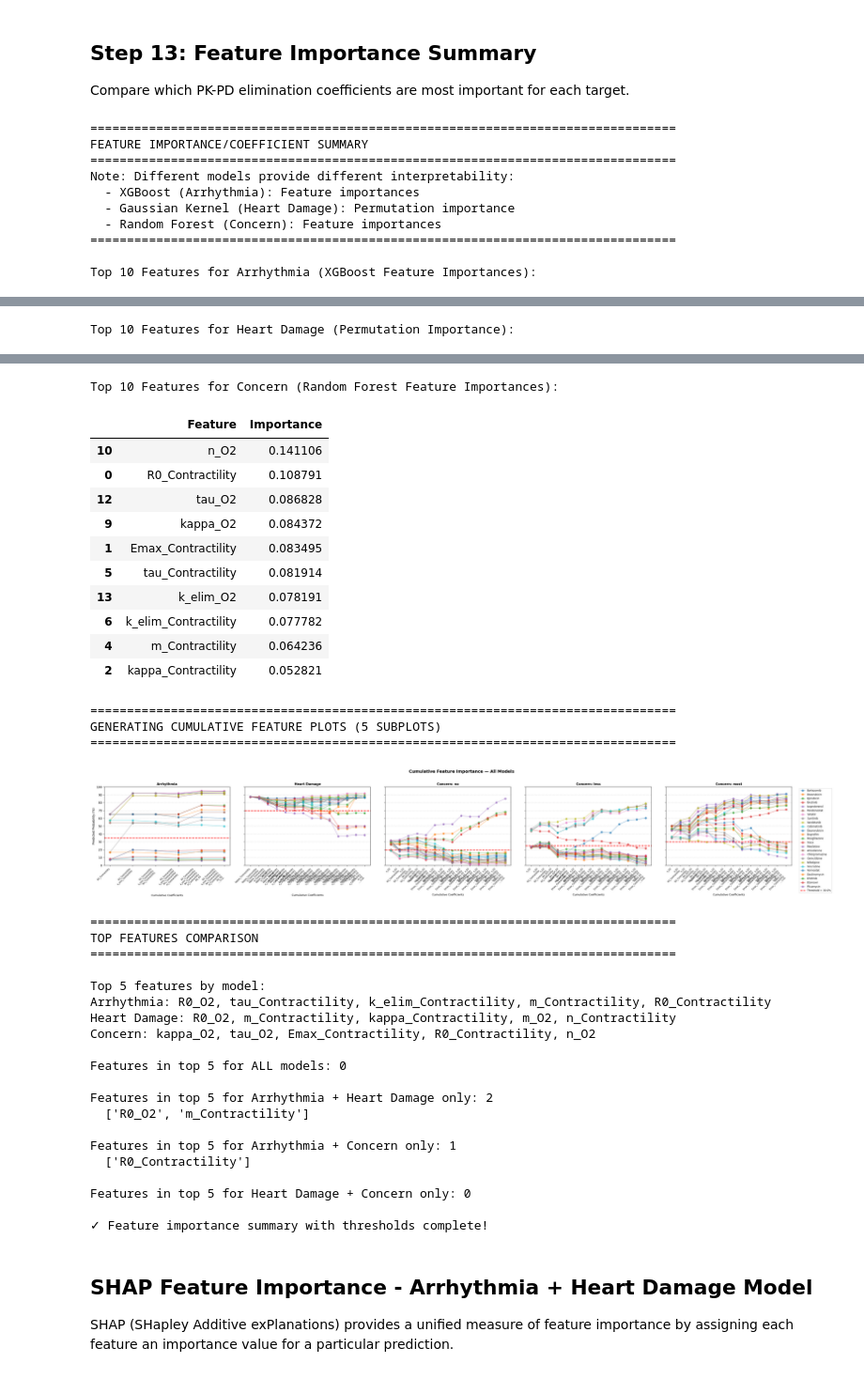
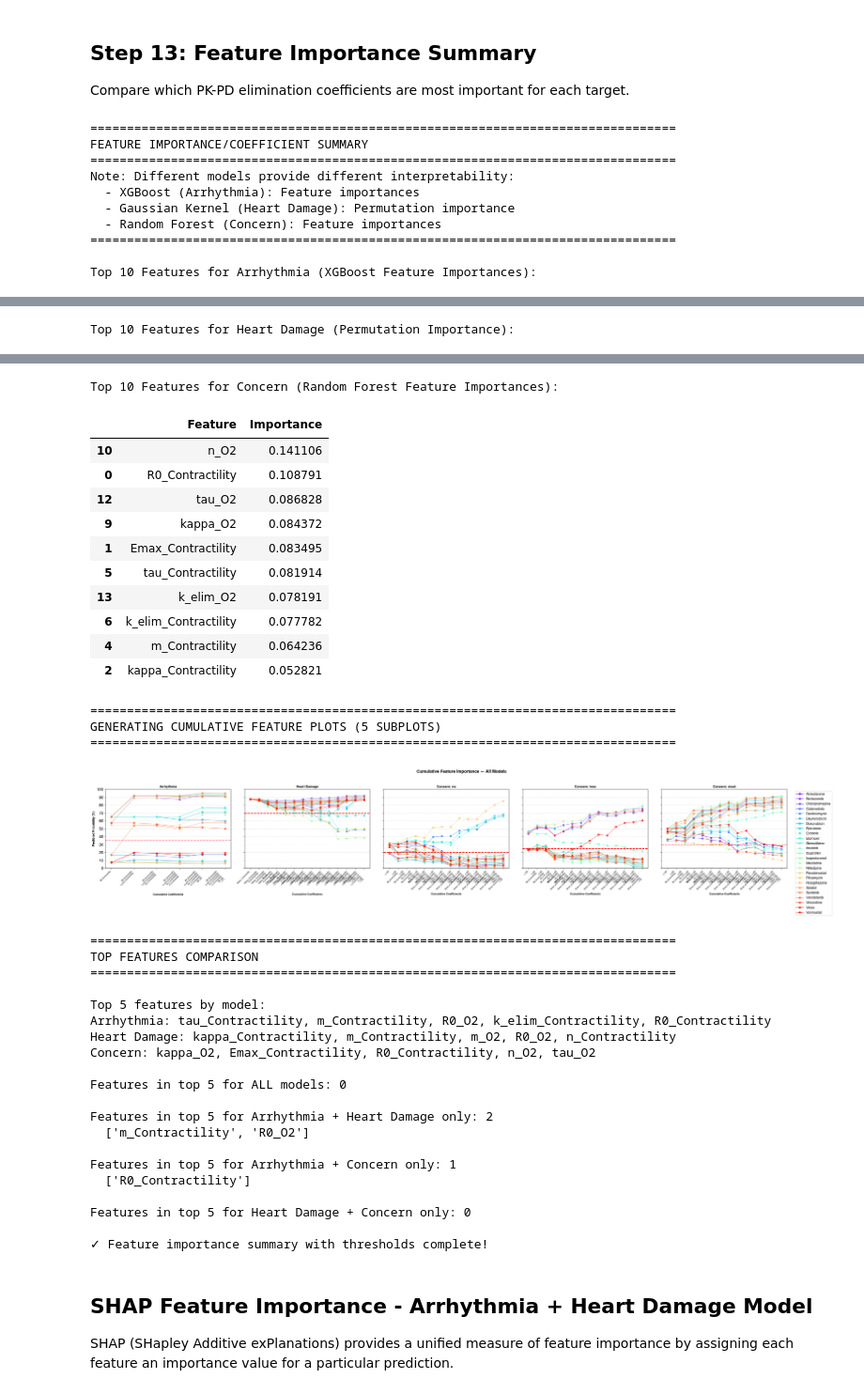
Before and after one commit to NoahB10/Cardiac_RODEO, a Jupyter notebook: Prediction_Models/Prediction_Models_AR_HD_Concern.ipynb, the cells around one changed output, grey strips where cells are left out. Shown at 94% size. Cells and saved outputs as stored; diff of their text form; code cells hidden in the pictures.

Commit message:
Update paper plots and prediction models notebooks

```diff
--- a/Prediction_Models/Prediction_Models_AR_HD_Concern.ipynb
+++ b/Prediction_Models/Prediction_Models_AR_HD_Concern.ipynb
@@ -1170,7 +1204,7 @@ import matplotlib.pyplot as plt
 # Collect all metrics (using pre-computed per-class values from training)
 # ========================================
 models = ['Arrhythmia', 'Heart Damage', 'No Concern', 'Less Concern', 'Most Concern']
-colors = ['#3498db', '#e74c3c', '#2ecc71', '#f39c12', '#9b59b6']
+colors = ['#a3c9f9', '#c8b7ff', '#d8f3dc', '#b7e4c7', '#95d5b2']  # light palette; purple replaces red
 
 # Accuracy values
 accuracy_means = [
@@ -1717,6 +2088,8 @@ print("  - XGBoost (Arrhythmia): Feature importances")
 print("  - Gaussian Kernel (Heart Damage): Permutation importance")
 print("  - Random Forest (Concern): Feature importances")
 print("="*80)
+
+from matplotlib.lines import Line2D
 
 top_n = 10
 
@@ -1760,6 +2133,14 @@ print("\n" + "="*80)
 print("GENERATING CUMULATIVE FEATURE PLOTS (5 SUBPLOTS)")
 print("="*80)
 
+# Prepare color map and legend order (alphabetical drugs)
+drug_list = sorted(df_raw['Drug'].unique())
+cmap = plt.get_cmap('rainbow')
+color_map = {
+    drug: cmap(0.0 if len(drug_list) == 1 else i / (len(drug_list) - 1))
+    for i, drug in enumerate(drug_list)
+}
+
 # ========================================
 # Prepare data for all 5 plots
 # ========================================
@@ -1767,7 +2148,6 @@ print("="*80)
 # 1. Arrhythmia
 top_features_arr = results_arrhythmia['feature_importances'].head(6)['Feature'].tolist()
 drug_preds_arr = []
-
 for drug in df_raw['Drug']:
     drug_idx = df_raw.index[df_raw['Drug'] == drug][0]
     for rank in range(1, len(top_features_arr) + 1):
@@ -1780,13 +2160,11 @@ for drug in df_raw['Drug']:
             'Rank': rank,
             'Arrhythmia (%)': prob * 100
         })
-
 plot_df_arr = pd.DataFrame(drug_preds_arr)
 
 # 2. Heart Damage
 top_features_hd = heart_damage_importances['Feature'].tolist()
 num_features_hd = len(top_features_hd)
-
 drug_preds_hd = []
 for drug in df_raw['Drug']:
     drug_idx = df_raw.index[df_raw['Drug'] == drug][0]
@@ -1800,13 +2178,11 @@ for drug in df_raw['Drug']:
             'Rank': rank,
             'Heart Damage (%)': prob * 100
         })
-
 plot_df_hd = pd.DataFrame(drug_preds_hd)
 
 # 3. Concern (all 3 classes)
 top_features_concern = results_concern_rf['feature_importances']['Feature'].tolist()
 num_features_concern = len(top_features_concern)
-
 drug_preds_concern = []
 for drug in df_raw['Drug']:
     drug_idx = df_raw.index[df_raw['Drug'] == drug][0]
@@ -1814,7 +2190,6 @@ for drug in df_raw['Drug']:
         single_vector = pd.DataFrame(0, index=[0], columns=features_df.columns)
         for feature in top_features_concern[:rank]:
             single_vector[feature] = features_df.loc[drug_idx, feature]
-
         probs = model_concern_rf.predict_proba(single_vector)[0]
         drug_preds_concern.append({
             'Drug': drug,
@@ -1823,7 +2198,6 @@ for drug in df_raw['Drug']:
             'Concern: less (%)': probs[1] * 100,
             'Concern: most (%)': probs[2] * 100
         })
-
 plot_df_concern = pd.DataFrame(drug_preds_concern)
 
 # ========================================
@@ -1849,9 +2223,10 @@ def stacked_label_arr(rank):
 
 xtick_labels_arr = [stacked_label_arr(i) for i in range(1, len(top_features_arr) + 1)]
 
-for drug in plot_df_arr['Drug'].unique():
+for drug in drug_list:
     subset = plot_df_arr[plot_df_arr['Drug'] == drug]
-    ax.plot(subset['Rank'], subset['Arrhythmia (%)'], marker='o', label=drug, alpha=0.7, linewidth=1)
+    ax.plot(subset['Rank'], subset['Arrhythmia (%)'], marker='o', label=drug,
+            alpha=0.7, linewidth=1, color=color_map[drug])
 
 ax.axhline(y=arr_threshold, color='red', linestyle='--', linewidth=2, label=f'Threshold = {arr_threshold:.1f}%')
 ax.set_xticks(range(1, len(top_features_arr) + 1))
@@ -1876,9 +2251,10 @@ def stacked_label_hd(rank):
 
 xtick_labels_hd = [stacked_label_hd(i) for i in range(1, num_features_hd + 1)]
 
-for drug in plot_df_hd['Drug'].unique():
+for drug in drug_list:
     subset = plot_df_hd[plot_df_hd['Drug'] == drug]
-    ax.plot(subset['Rank'], subset['Heart Damage (%)'], marker='o', label=drug, alpha=0.7, linewidth=1)
+    ax.plot(subset['Rank'], subset['Heart Damage (%)'], marker='o', label=drug,
+            alpha=0.7, linewidth=1, color=color_map[drug])
 
 ax.axhline(y=hd_threshold, color='red', linestyle='--', linewidth=2, label=f'Threshold = {hd_threshold:.1f}%')
 ax.set_xticks(range(1, num_features_hd + 1))
@@ -1906,11 +2282,10 @@ concern_thrs = [concern_thr_no, concern_thr_less, concern_thr_most]
 for idx, (class_label, thr) in enumerate(zip(class_labels, concern_thrs)):
     ax = axes[2 + idx]  # Plots 3, 4, 5
     column_name = f'{class_label} (%)'
-
-    for drug in plot_df_concern['Drug'].unique():
+    for drug in drug_list:
         subset = plot_df_concern[plot_df_concern['Drug'] == drug]
-        ax.plot(subset['Rank'], subset[column_name], marker='o', label=drug, alpha=0.7, linewidth=1)
-
+        ax.plot(subset['Rank'], subset[column_name], marker='o', label=drug,
+                alpha=0.7, linewidth=1, color=color_map[drug])
     ax.axhline(y=thr, color='red', linestyle='--', linewidth=2, label=f'Threshold = {thr:.1f}%')
     ax.set_xticks(range(1, num_features_concern + 1))
     ax.set_xticklabels(xtick_labels_concern, rotation=45, ha='right', fontsize=7)
@@ -1921,9 +2296,13 @@ for idx, (class_label, thr) in enumerate(zip(class_labels, concern_thrs)):
     ax.grid(axis='y', linestyle='--', alpha=0.5)
 
 # ========================================
-# Legend on rightmost subplot
+# Legend on rightmost subplot (alphabetical drugs, rainbow colors)
 # ========================================
-axes[4].legend(bbox_to_anchor=(1.05, 1), loc='upper left', ncol=1, fontsize='small')
+legend_handles = [
+    Line2D([0], [0], color=color_map[drug], marker='o', linestyle='-', label=drug)
+    for drug in drug_list
+]
+axes[4].legend(handles=legend_handles, bbox_to_anchor=(1.05, 1), loc='upper left', ncol=1, fontsize='small')
 
 fig.suptitle('Cumulative Feature Importance — All Models', fontsize=14, fontweight='bold', y=1.02)
 plt.tight_layout()
@@ -1989,47 +2368,47 @@ Top 10 Features for Arrhythmia (XGBoost Feature Importances):
 | 9 | kappa_O2 | 0.047848 |
 | 8 | Emax_O2 | 0.046190 |
 | 11 | m_O2 | 0.041327 |
 Top 10 Features for Heart Damage (Permutation Importance):
 |  | Feature | Importance |
 | 2 | kappa_Contractility | 0.040 |
 | 4 | m_Contractility | 0.036 |
 | 7 | R0_O2 | 0.032 |
 | 3 | n_Contractility | 0.028 |
 | 11 | m_O2 | 0.028 |
 | 13 | k_elim_O2 | 0.028 |
 | 10 | n_O2 | 0.020 |
 | 12 | tau_O2 | 0.020 |
 | 5 | tau_Contractility | 0.020 |
 | 8 | Emax_O2 | 0.020 |
 Top 10 Features for Concern (Random Forest Feature Importances):
 |  | Feature | Importance |
 | 10 | n_O2 | 0.141106 |
 | 0 | R0_Contractility | 0.108791 |
 | 12 | tau_O2 | 0.086828 |
 | 9 | kappa_O2 | 0.084372 |
 | 1 | Emax_Contractility | 0.083495 |
 | 5 | tau_Contractility | 0.081914 |
 | 13 | k_elim_O2 | 0.078191 |
 | 6 | k_elim_Contractility | 0.077782 |
 | 4 | m_Contractility | 0.064236 |
 | 2 | kappa_Contractility | 0.052821 |
 ================================================================================
 GENERATING CUMULATIVE FEATURE PLOTS (5 SUBPLOTS)
 ================================================================================
-[figure, old version]
+[figure, new version]
 ================================================================================
 TOP FEATURES COMPARISON
 ================================================================================
 
 Top 5 features by model:
-Arrhythmia: R0_O2, tau_Contractility, k_elim_Contractility, m_Contractility, R0_Contractility
-Heart Damage: R0_O2, m_Contractility, kappa_Contractility, m_O2, n_Contractility
-Concern: kappa_O2, tau_O2, Emax_Contractility, R0_Contractility, n_O2
+Arrhythmia: tau_Contractility, m_Contractility, R0_O2, k_elim_Contractility, R0_Contractility
+Heart Damage: kappa_Contractility, m_Contractility, m_O2, R0_O2, n_Contractility
+Concern: kappa_O2, Emax_Contractility, R0_Contractility, n_O2, tau_O2
 
 Features in top 5 for ALL models: 0
 
 Features in top 5 for Arrhythmia + Heart Damage only: 2
-  ['R0_O2', 'm_Contractility']
+  ['m_Contractility', 'R0_O2']
 
 Features in top 5 for Arrhythmia + Concern only: 1
   ['R0_Contractility']
```
Also changed, not shown: parts of 11 cells of this notebook, 2 other files.
